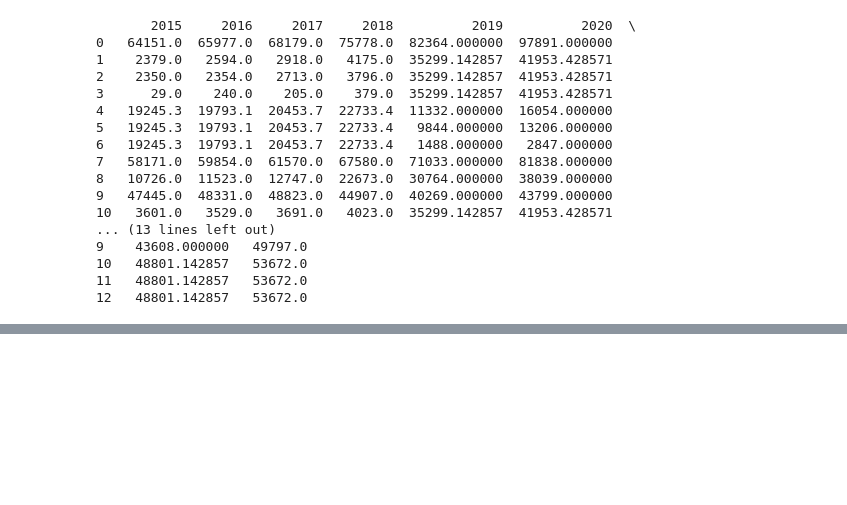
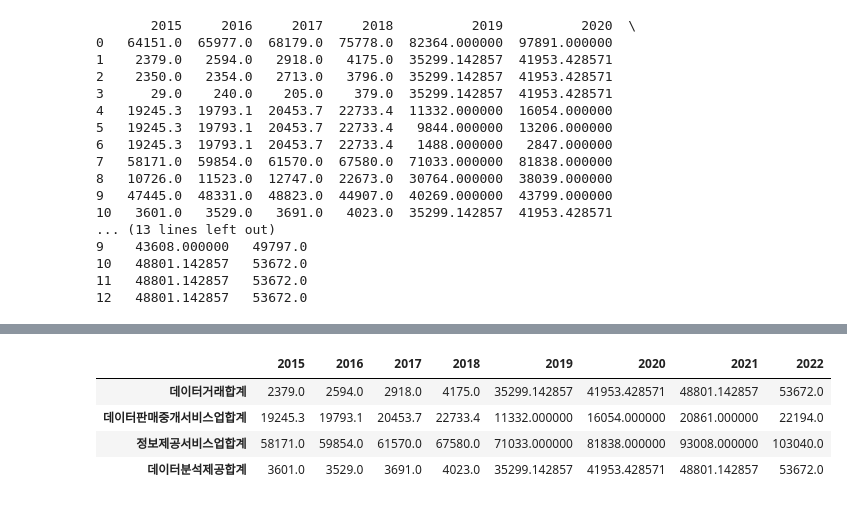
Before and after one commit to KDT-Public-Data-Project/KDT-Public_Data_Project, a Jupyter notebook: public_project.ipynb, the cells around one changed output, grey strips where cells are left out. Saved outputs shown, nothing was run; the diff lists cells and outputs as text; code cells hidden in the pictures; blank space fills up the shorter version.

```diff
--- a/public_project.ipynb
+++ b/public_project.ipynb
@@ -476,0 +534,8 @@ DF4
+# %%
+DF6
+# %% [output]
+|  | 2015 | 2016 | 2017 | 2018 | 2019 | 2020 | 2021 | 2022 |
+| 데이터거래합계 | 2379.0 | 2594.0 | 2918.0 | 4175.0 | 35299.142857 | 41953.428571 | 48801.142857 | 53672.0 |
+| 데이터판매중개서비스업합계 | 19245.3 | 19793.1 | 20453.7 | 22733.4 | 11332.000000 | 16054.000000 | 20861.000000 | 22194.0 |
+| 정보제공서비스업합계 | 58171.0 | 59854.0 | 61570.0 | 67580.0 | 71033.000000 | 81838.000000 | 93008.000000 | 103040.0 |
+| 데이터분석제공합계 | 3601.0 | 3529.0 | 3691.0 | 4023.0 | 35299.142857 | 41953.428571 | 48801.142857 | 53672.0 |
```
Also changed, not shown: parts of 18 cells of this notebook.
